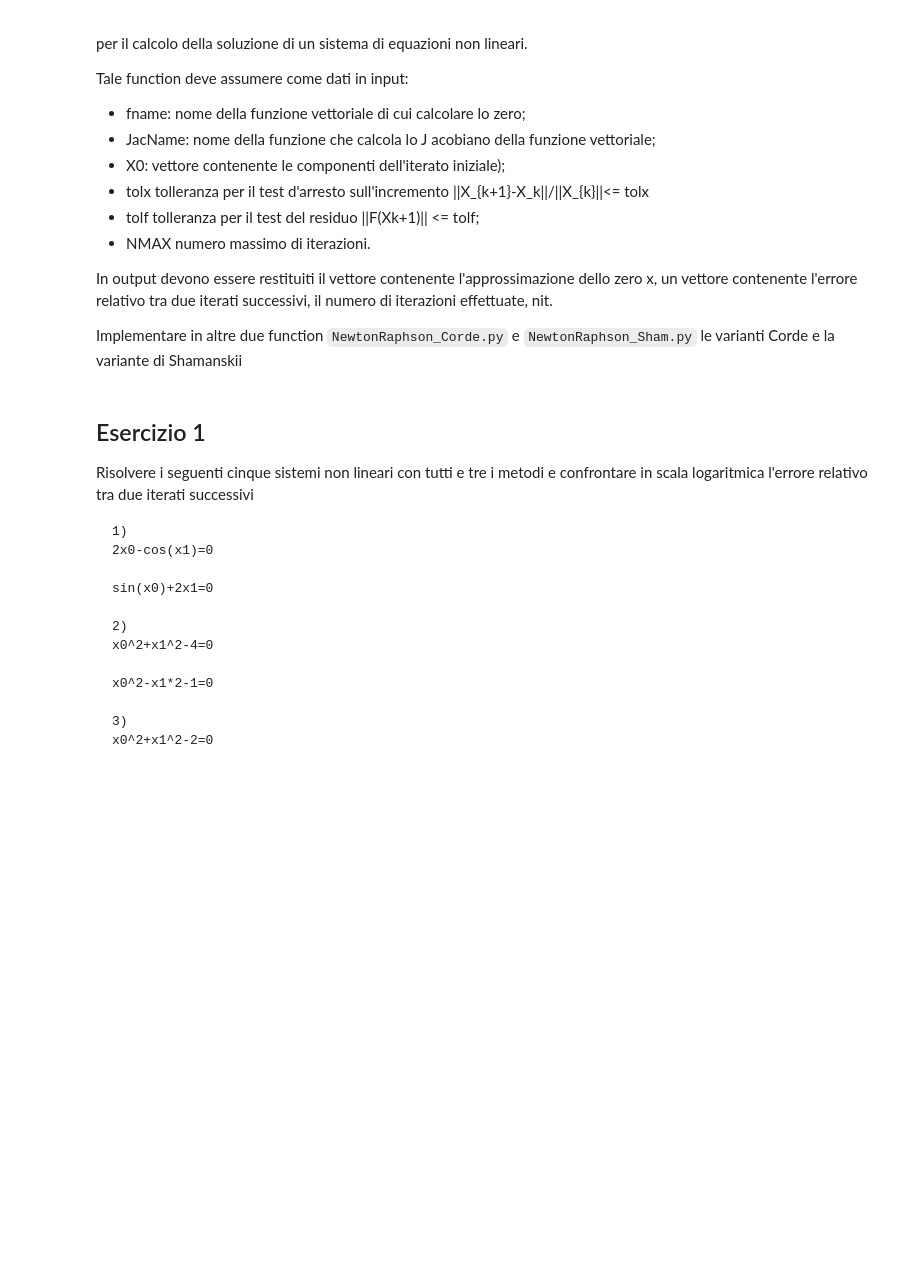
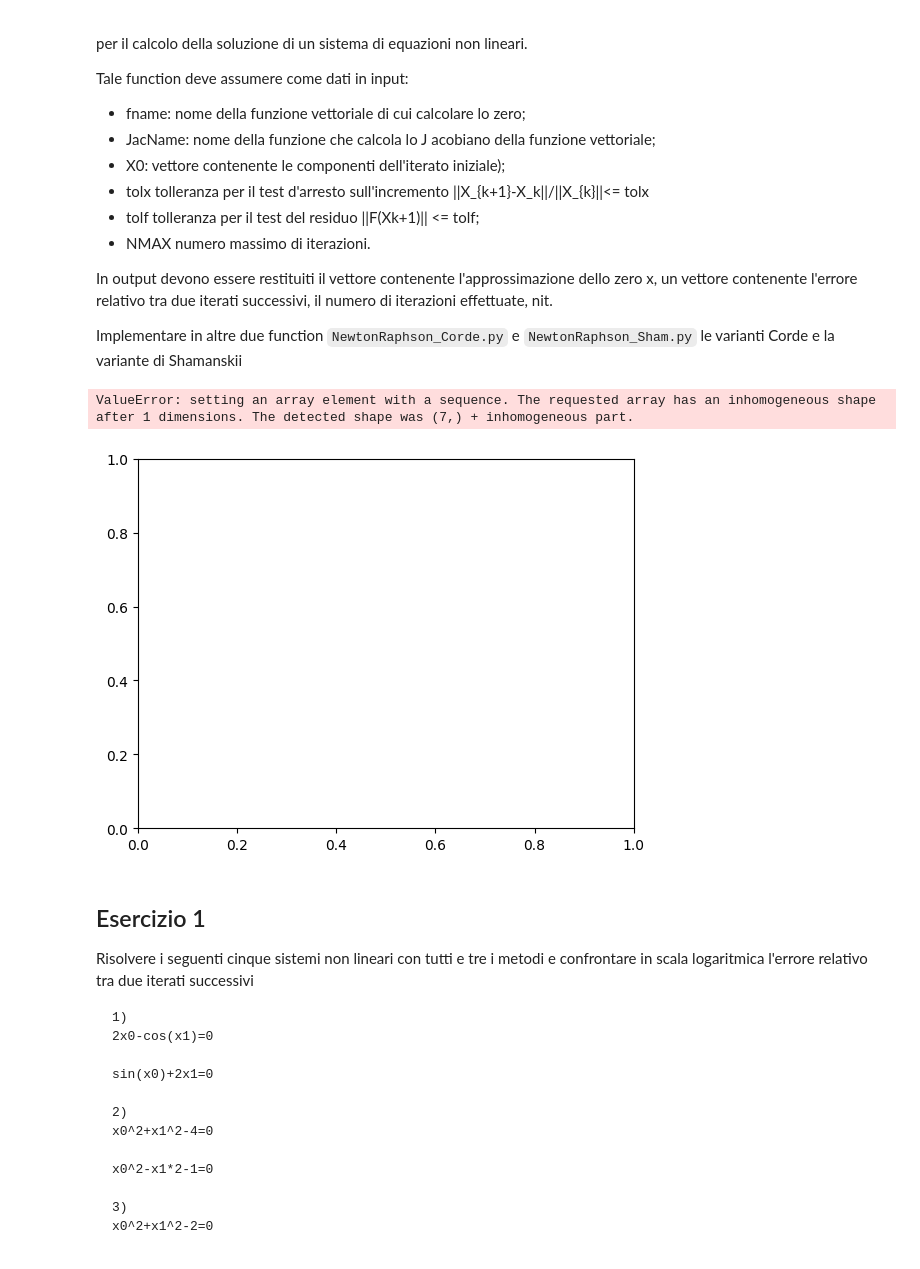
Before and after one commit to Nickolausen/unibo-metodi-numerici, a Jupyter notebook: lab07/Laboratorio7.ipynb, the cells around one changed output. Saved outputs shown, nothing was run; the diff lists cells and outputs as text; code cells hidden in the pictures; blank space fills up the shorter version.

```diff
--- a/lab07/Laboratorio7.ipynb
+++ b/lab07/Laboratorio7.ipynb
@@ -204,6 +205,41 @@ In output devono essere restituiti il vettore contenente l'approssimazione dello
 
 
 Implementare in altre due function `NewtonRaphson_Corde.py` e `NewtonRaphson_Sham.py` le varianti Corde e la variante di  Shamanskii
+# %%
+from risolvi_sistemi import newton_raphson, newton_raphson_corde
+
+# Definizione variabili simboliche
+x_sym, y_sym = sp.symbols('x y')
+
+f1_sym = lambda x_sym,y_sym: x_sym + y_sym - 3   #[-1,1]
+f2_sym = lambda x_sym,y_sym: x_sym**2 + y_sym**2 - 9
+
+def F_sym(f1_sym,f2_sym):
+    return sp.Matrix([
+        [f1_sym(x_sym, y_sym)],
+        [f2_sym(x_sym, y_sym)]
+    ])
+
+# Calcolo della matrice Jacobiana simbolicamente
+J_sym = F_sym(f1_sym,f2_sym).jacobian(sp.Matrix([x_sym, y_sym]))
+
+# Converte la matrice jacobiana Simbolica in una funzione che può essere valutata numericamente mediante lambdify
+J_numerical = sp.lambdify([x_sym, y_sym], J_sym, np)
+
+# Converte il vettore di funzioni Simbolico in una funzione che può essere valutata numericamente mediante lambdify
+F_numerical = sp.lambdify([x_sym, y_sym], F_sym(f1_sym, f2_sym), np)
+
+initial_guess = [-1, 1]
+newrap_attempts, newrap_it, newrap_error = newton_raphson(initial_guess, F_numerical, J_numerical, 1e-13, 1e-13, 100)
+newrapcor_attempts, newrapcor_it, newrapcor_error = newton_raphson_corde(initial_guess, F_numerical, J_numerical, 1e-13, 1e-13, 100)
+
+plt.plot(
+    range(len(newrap_error)), newrap_error,
+    range(len(newrapcor_error)), newrapcor_error
+)
+# %% [output]
+ValueError: setting an array element with a sequence. The requested array has an inhomogeneous shape after 1 dimensions. The detected shape was (7,) + inhomogeneous part.
+[figure, added]
 # %% [markdown]
 ## Esercizio 1
 
```
Also changed, not shown: parts of 2 cells of this notebook, 3 other files.
